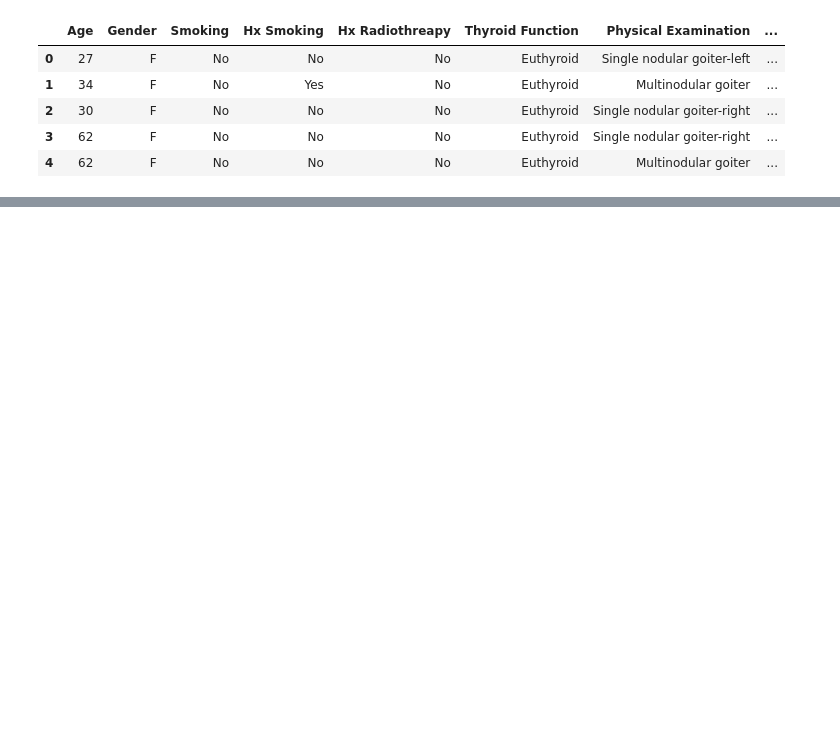
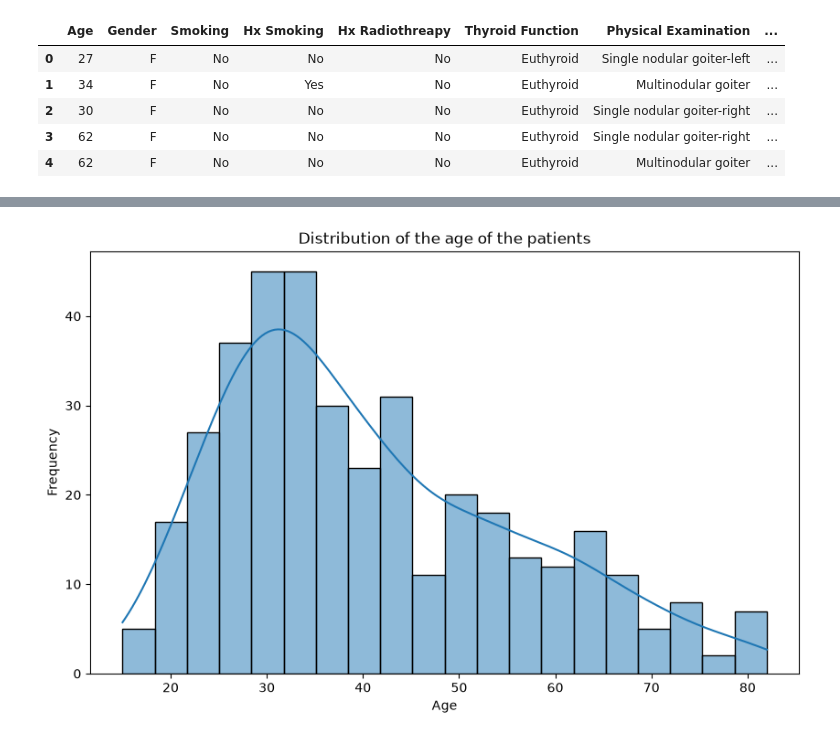
Before and after one commit to TravisArnt/thyroid-recurrence-prediction, a Jupyter notebook: notebooks/01_eda.ipynb, the cells around one changed output, grey strips where cells are left out. Saved outputs shown, nothing was run; the diff lists cells and outputs as text; code cells hidden in the pictures; blank space fills up the shorter version.

```diff
--- a/notebooks/01_eda.ipynb
+++ b/notebooks/01_eda.ipynb
@@ -15,0 +161,10 @@ df.head(5)
+# %%
+# Distribution of the age of the patients
+fig,ax = plt.subplots(figsize=(10,6))
+sns.histplot(data=df,x='Age',bins=20,kde=True)
+plt.title('Distribution of the age of the patients')
+plt.xlabel('Age')
+plt.ylabel('Frequency')
+plt.show()
+# %% [output]
+[figure, added]
```
Also changed, not shown: parts of 13 cells of this notebook.
